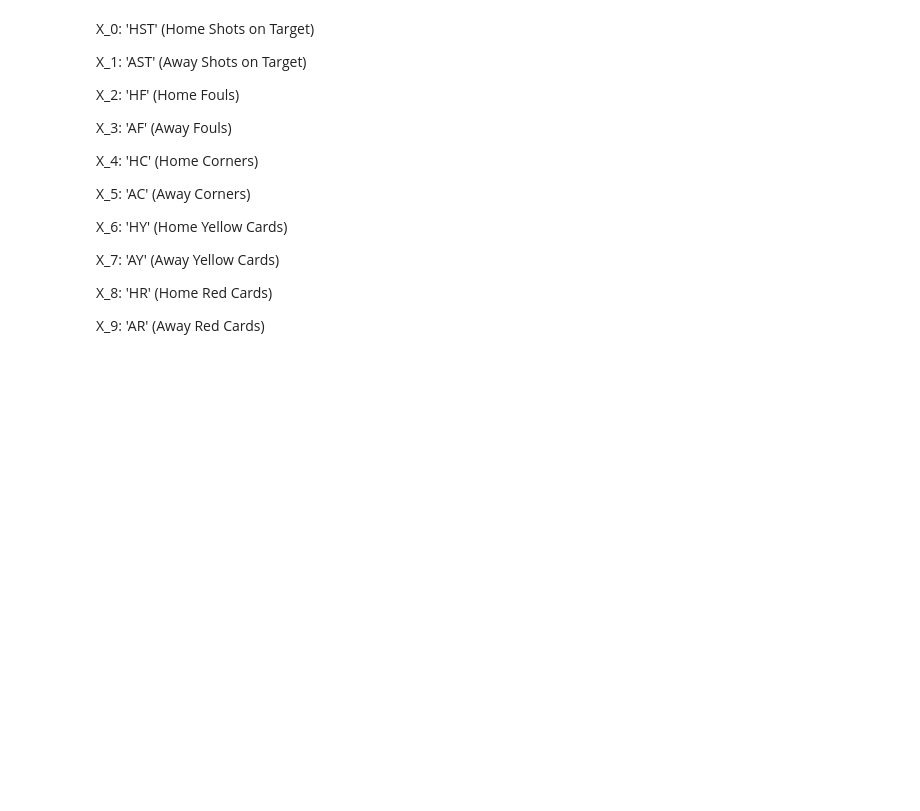
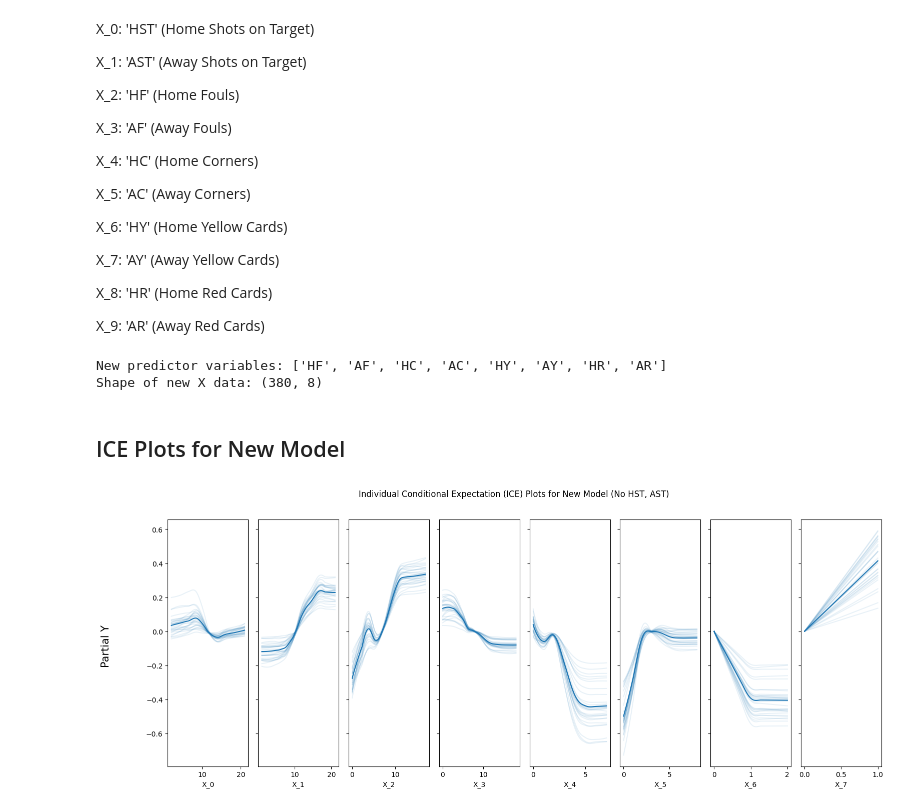
Before and after one commit to LuciusMelillo09/DataScience, a Jupyter notebook: Unit8/Luci_MeliU8proj.ipynb, the cells around one changed output. Cells and saved outputs as stored; diff of their text form; code cells hidden in the pictures; blank space fills up the shorter version.

```diff
--- a/Unit8/Luci_MeliU8proj.ipynb
+++ b/Unit8/Luci_MeliU8proj.ipynb
@@ -245,0 +246,32 @@ X_9: 'AR' (Away Red Cards)
+# %%
+new_predictor_variables = [var for var in predictor_variables if var not in ['HST', 'AST']]
+X_no_hastas = data2[new_predictor_variables].to_numpy()
+
+print(f"New predictor variables: {new_predictor_variables}")
+print(f"Shape of new X data: {X_no_hastas.shape}")
+# %% [output]
+New predictor variables: ['HF', 'AF', 'HC', 'AC', 'HY', 'AY', 'HR', 'AR']
+Shape of new X data: (380, 8)
+# %%
+with pm.Model() as bart_model_no_hastas:
+    mu_no_hastas = pmb.BART('mu_no_hastas', X=X_no_hastas, Y=y, m=50)
+
+    sigma_no_hastas = pm.HalfNormal('sigma_no_hastas', sigma=2)
+
+    y_obs_no_hastas = pm.Normal('y_obs_no_hastas', mu=mu_no_hastas, sigma=sigma_no_hastas, observed=y)
+
+    idata_no_hastas = pm.sample(
+        draws=1000,
+        tune=500,
+        chains=2,
+        random_seed=42,
+    )
+# %% [markdown]
+## ICE Plots for New Model
+# %%
+pmb.plot_ice(mu_no_hastas, X_no_hastas, y, grid=(1, len(new_predictor_variables)), func=np.exp, figsize=(15, 6))
+plt.suptitle('ICE Plots (No HST, AST)', y=1.02)
+plt.tight_layout()
+plt.show()
+# %% [output]
+[figure, added]
```
Also changed, not shown: parts of 11 cells of this notebook.
